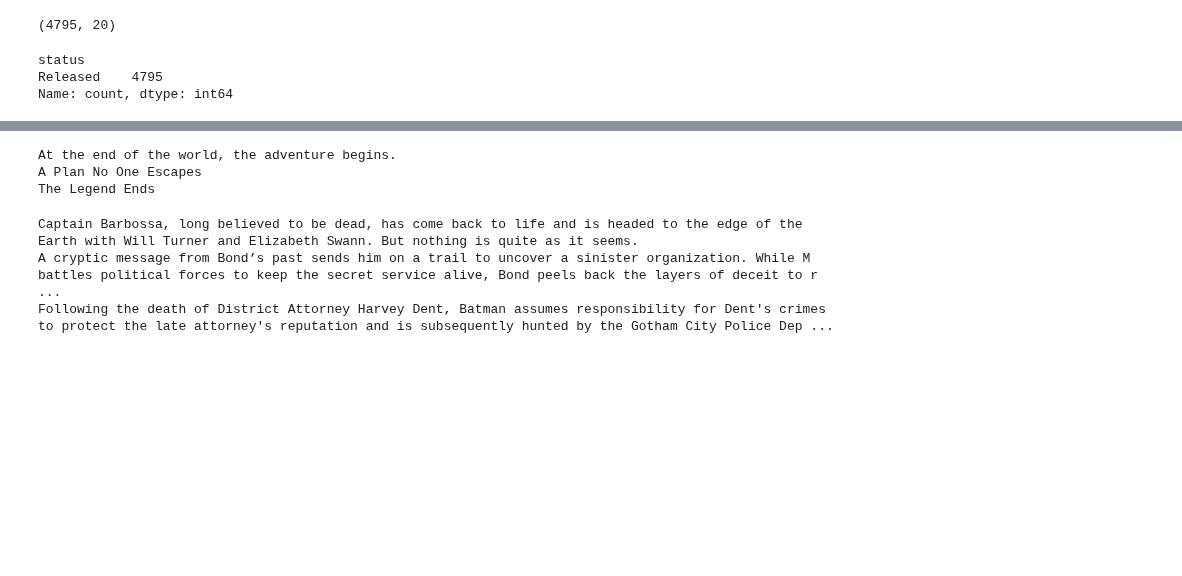
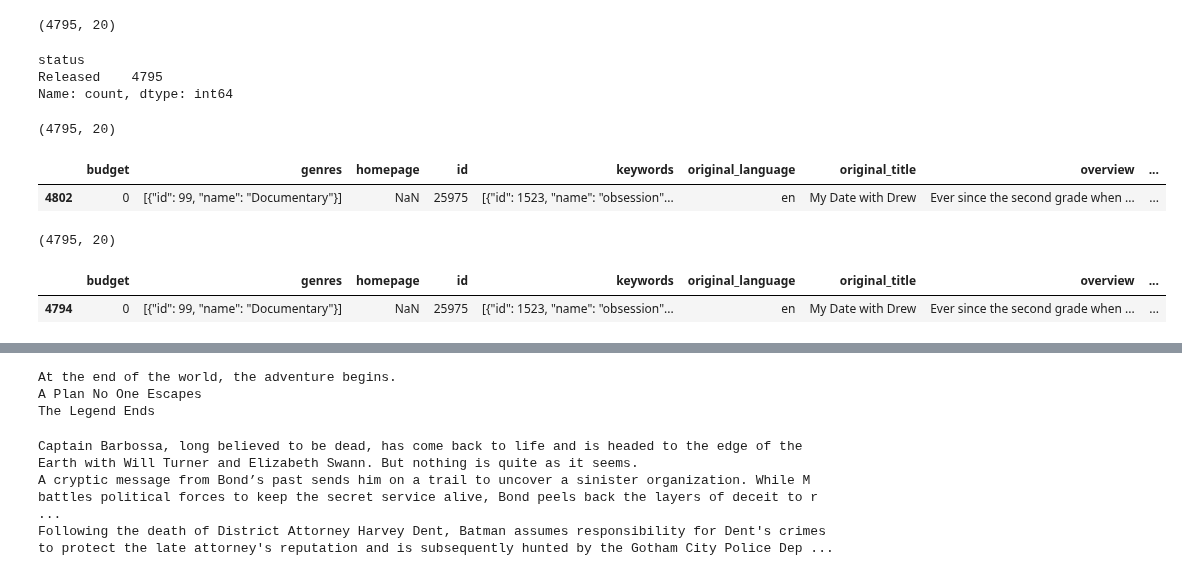
Before and after one commit to giraydorukyurt7/Data_Science-And-Artificial_Intelligence-Journeys, a Jupyter notebook: Natural_Language_Processing/TF_IDF_Recommendation_System.ipynb, the cells around one changed output, grey strips where cells are left out. Cells and saved outputs as stored; diff of their text form; code cells hidden in the pictures; blank space fills up the shorter version.

```diff
--- a/Natural_Language_Processing/TF_IDF_Recommendation_System.ipynb
+++ b/Natural_Language_Processing/TF_IDF_Recommendation_System.ipynb
@@ -79,6 +92,21 @@ df['status'].value_counts()
 status
 Released    4795
 Name: count, dtype: int64
+# %%
+print(df.shape)
+df.tail(1) # fix idx after dropping row
+# %% [output]
+(4795, 20)
+|  | budget | genres | homepage | id | keywords | original_language | original_title | overview | ... |
+| 4802 | 0 | [{"id": 99, "name": "Documentary"}] | NaN | 25975 | [{"id": 1523, "name": "obsession"... | en | My Date with Drew | Ever since the second grade when ... | ... |
+# %%
+df.reset_index(drop=True,inplace=True)# fixed idx
+print(df.shape)
+df.tail(1)
+# %% [output]
+(4795, 20)
+|  | budget | genres | homepage | id | keywords | original_language | original_title | overview | ... |
+| 4794 | 0 | [{"id": 99, "name": "Documentary"}] | NaN | 25975 | [{"id": 1523, "name": "obsession"... | en | My Date with Drew | Ever since the second grade when ... | ... |
 # %%
 #drop unneccesarry columns
 df.drop(columns=['budget', 'homepage', 'original_language', 'release_date', 'revenue', 'runtime', 'status', 'production_companies', 'production_countries', 'spoken_languages', 'original_title'], inplace=True)
```
Also changed, not shown: parts of 29 cells of this notebook.
